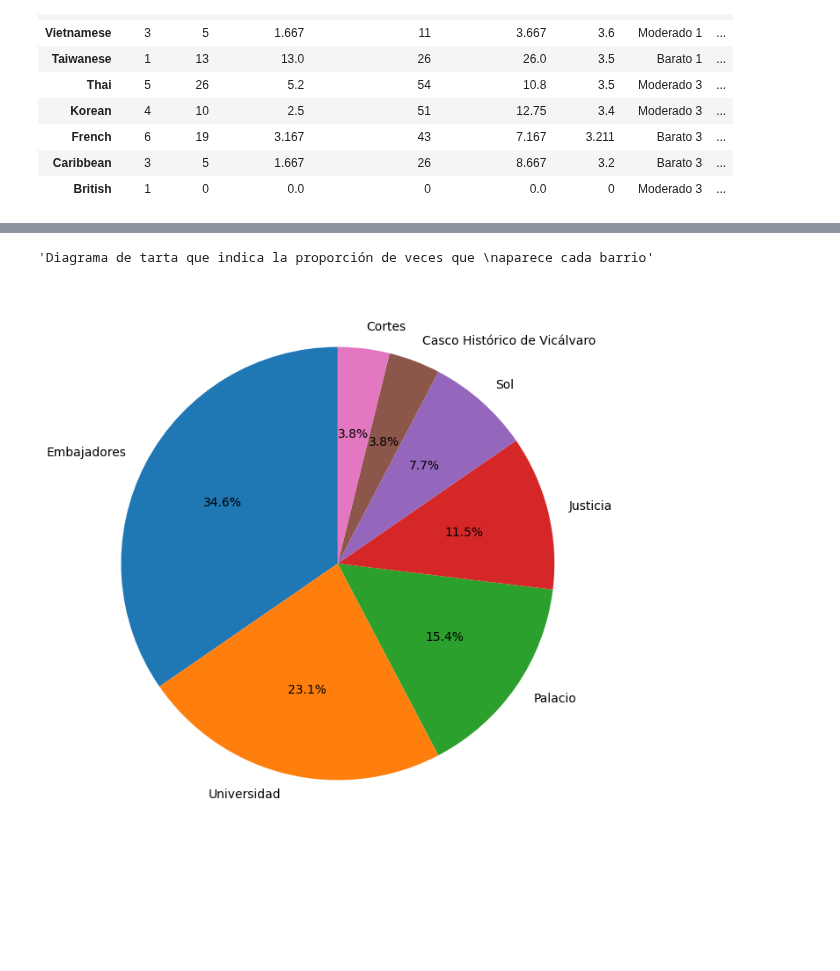
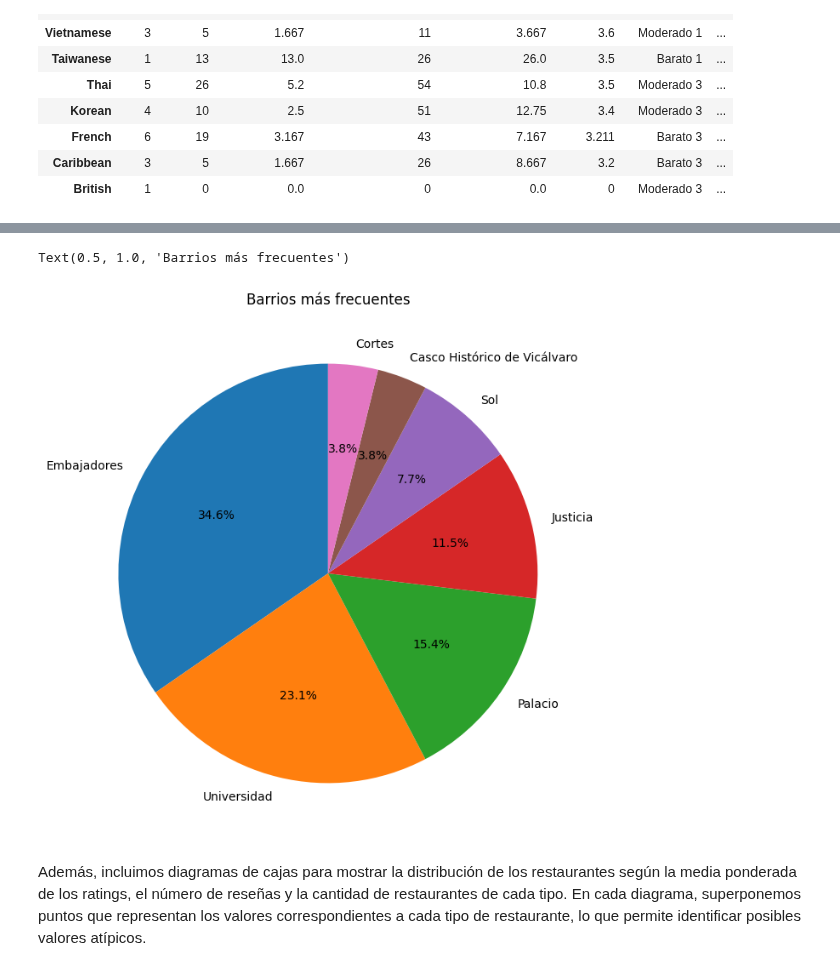
Before and after one commit to anton-p0g/ProyectoWebScrapping, a Jupyter notebook: parte2/top tipos de restaurantes/top_tipos_restuarantes.ipynb, the cells around one changed output, grey strips where cells are left out. Drawn from its saved outputs; the diff is of its cells as text; code cells hidden in the pictures; blank space fills up the shorter version.

```diff
--- a/parte2/top tipos de restaurantes/top_tipos_restuarantes.ipynb
+++ b/parte2/top tipos de restaurantes/top_tipos_restuarantes.ipynb
@@ -4,7 +8,7 @@ from typing import List, Dict
 import matplotlib.pyplot as plt
 import numpy as np
 
-df = pd.read_csv("../ficheros_csv/restaurantes_con_distrito_barrio.csv", index_col = 0)
+df = pd.read_csv("restaurantes_con_distrito_barrio.csv", index_col = 0)
 df
 # %% [output]
 |  | Name | Address | Lat | Long | Number of Ratings | Restaurant Rating | Type of Restaurant | ... |
@@ -253,18 +263,18 @@ para una mejor visualización del diagrama de tarta"""
 # %%
 barrios = df_def["Barrio más frecuente"].value_counts()
 plt.figure(figsize=(8, 8))
 plt.pie(
     barrios.values,
     labels=barrios.index,
     autopct='%1.1f%%',
     startangle=90
 )
-
-"""Diagrama de tarta que indica la proporción de veces que
-aparece cada barrio"""
+plt.title("Barrios más frecuentes")
 # %% [output]
-'Diagrama de tarta que indica la proporción de veces que \naparece cada barrio'
+Text(0.5, 1.0, 'Barrios más frecuentes')
-[figure, old version]
+[figure, new version]
+# %% [markdown]
+Además, incluimos diagramas de cajas para mostrar la distribución de los restaurantes según la media ponderada de los ratings, el número de reseñas y la cantidad de restaurantes de cada tipo. En cada diagrama, superponemos puntos que representan los valores correspondientes a cada tipo de restaurante, lo que permite identificar posibles valores atípicos.
 # %%
 plt.subplot(1,3,1)
 plt.boxplot(df_def["MP rating"])
```
Also changed, not shown: parts of 15 cells of this notebook.
